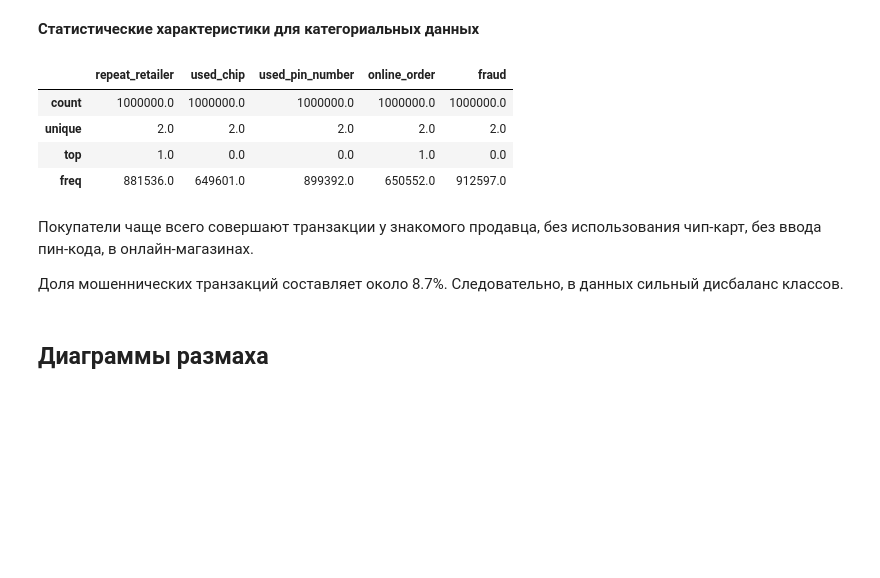
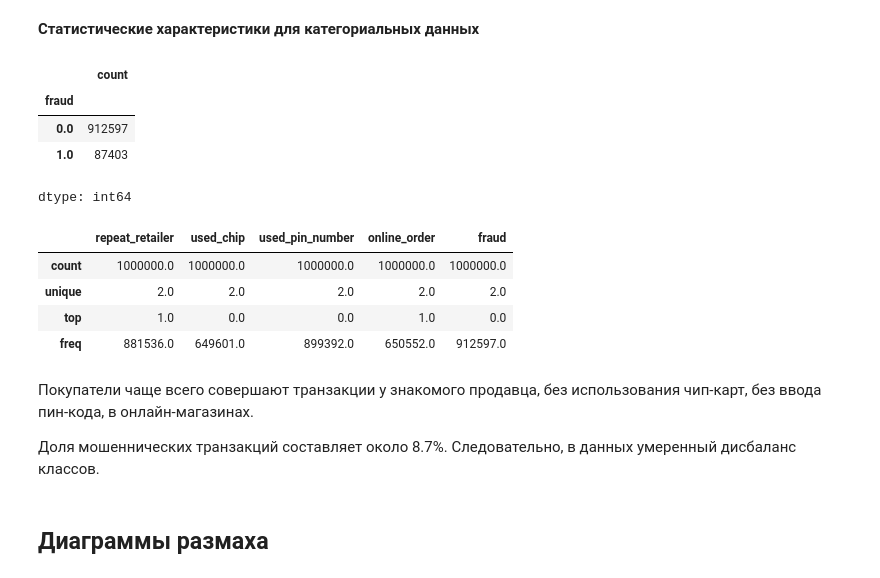
Before and after one commit to antohachekhov/Credit-Card-Fraud, a Jupyter notebook: eda_dataset.ipynb, the cells around one changed output. Cells and saved outputs as stored; diff of their text form; code cells hidden in the pictures; blank space fills up the shorter version.

```diff
--- a/eda_dataset.ipynb
+++ b/eda_dataset.ipynb
@@ -95,6 +95,14 @@ dataset[numeric_features].describe()
 Из-за огромного размаха значений признаков, возможно потребуется лог-преобразование признаков. При подборе модели обучения лучше выбирать модель, устойчивую к выбросам.
 # %% [markdown]
 **Статистические характеристики для категориальных данных**
+# %%
+dataset[objective_feature].value_counts()
+# %% [output]
+|  | count |
+| fraud |  |
+| 0.0 | 912597 |
+| 1.0 | 87403 |
+dtype: int64
 # %%
 dataset[categorical_features].describe()
 # %% [output]
@@ -106,7 +114,7 @@ dataset[categorical_features].describe()
 # %% [markdown]
 Покупатели чаще всего совершают транзакции у знакомого продавца, без использования чип-карт, без ввода пин-кода, в онлайн-магазинах.
 
-Доля мошеннических транзакций составляет около 8.7%. Следовательно, в данных сильный дисбаланс классов.
+Доля мошеннических транзакций составляет около 8.7%. Следовательно, в данных умеренный дисбаланс классов.
 # %% [markdown]
 ## Диаграммы размаха
 # %% [markdown]
```
Also changed, not shown: parts of 24 cells of this notebook.
